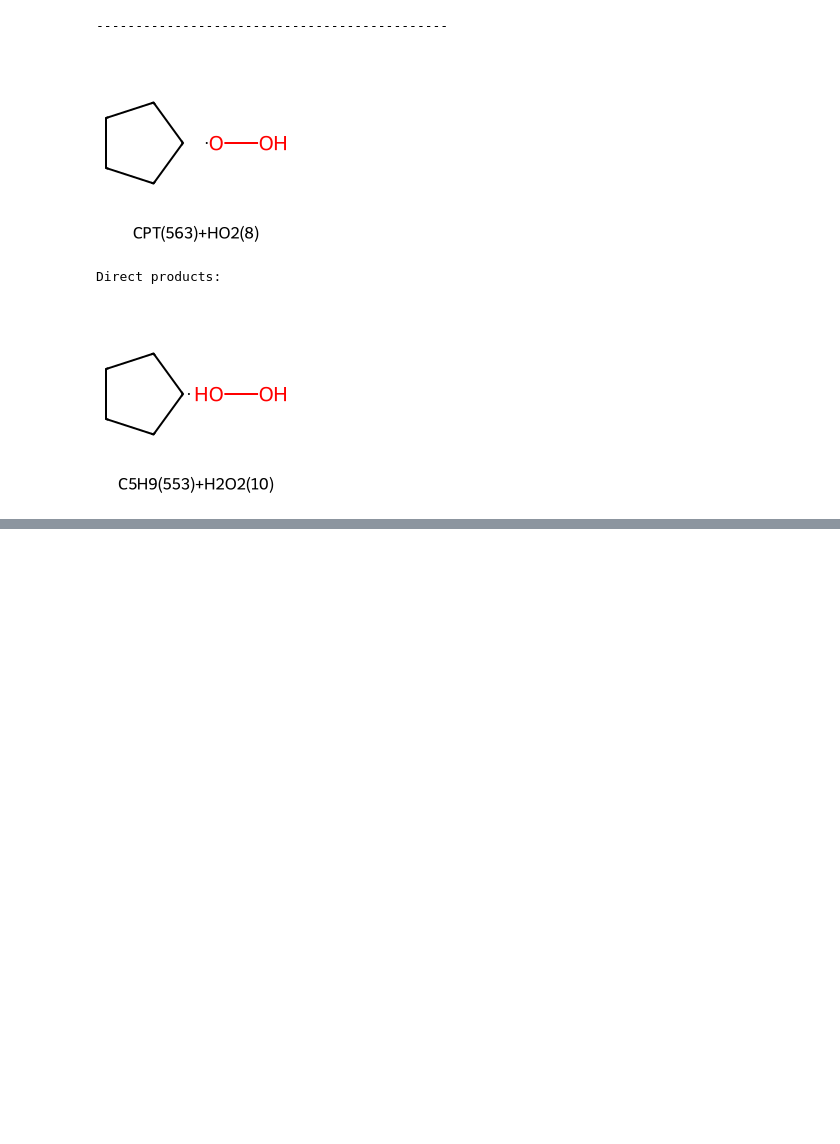
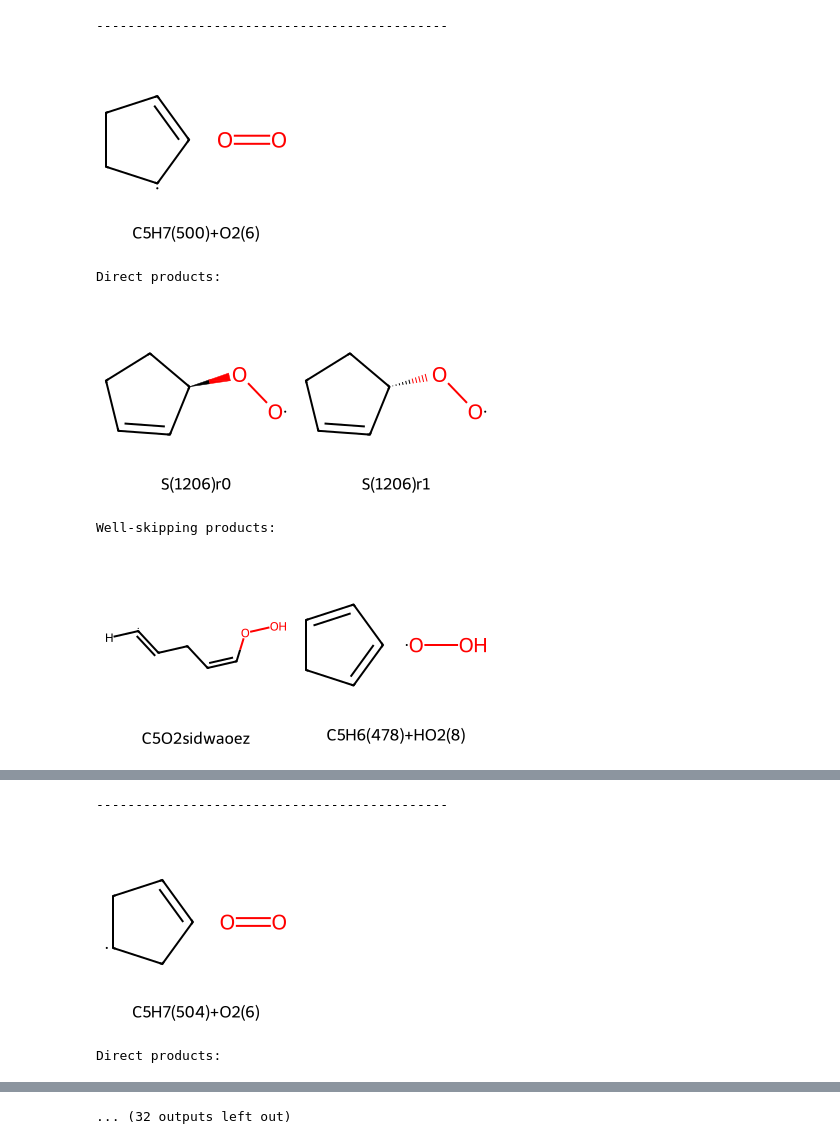
Before and after one commit to avcopan/project-cyclopentane, a Jupyter notebook: notebooks/branch_frac.ipynb, the cells around one changed output, grey strips where cells are left out. Saved outputs shown, nothing was run; the diff lists cells and outputs as text; code cells hidden in the pictures; blank space fills up the shorter version.

```diff
--- a/notebooks/branch_frac.ipynb
+++ b/notebooks/branch_frac.ipynb
@@ -1,47 +1,53 @@
 # %%
 from pathlib import Path
 
 import automech as am
 import polars as pl
 from project_utilities import p_
 
-T_range = (300, 1200)
+T_range = (500, 1200)
 open_browser = False
 tag = "Z_mess_v0"
 root_path = Path("..")
 
 stoich = "C5H7"
 reactants_list = [["C5H7(500)"], ["C5H7(504)"]]
 stoich = "C5H7O2"
-reactants_list = [["S(602)"], ["S(1206)r0"], ["S(1210)r0"], ["S(1209)r0"]]
-stoich = "C5H9"
-reactants_list = [["C5H9(553)"]]
-stoich = "C5H9O"
-reactants_list = [["C5H8(522)", "OH(4)"], ["C5H9O(852)r0"]]
-stoich = "C5H9O2"
-reactants_list = [["S(719)"], ["S(722)r0"], ["S(725)r0"], ["C5H8(522)", "HO2(8)"]]
-stoich = "C5H11O"
-reactants_list = [["CPT(563)", "OH(4)"]]
-stoich = "C5H11O2"
-reactants_list = [["CPT(563)", "HO2(8)"]]
+reactants_list = [["C5H7(500)", "O2(6)"], ["C5H7(504)", "O2(6)"], ["S(602)"], ["S(1206)r0"], ["S(1210)r0"], ["S(1209)r0"]]
+# stoich = "C5H9"
+# reactants_list = [["C5H9(553)"]]
+# stoich = "C5H9O"
+# reactants_list = [["C5H8(522)", "OH(4)"], ["C5H9O(852)r0"]]
+# stoich = "C5H9O2"
+# # reactants_list = [["S(719)"], ["S(722)r0"], ["S(725)r0"], ["C5H8(522)", "HO2(8)"]]
+# reactants_list = [ ["C5H8(522)", "HO2(8)"]]
+# stoich = "C5H11O"
+# reactants_list = [["CPT(563)", "OH(4)"]]
+# stoich = "C5H11O2"
+# reactants_list = [["CPT(563)", "HO2(8)"]]
 
 calc_mech_json = p_.calculated_pes_mechanism(
     tag, stoich, "json", path=p_.data(root_path)
 )
 calc_mech = am.io.read(calc_mech_json)
 
 if open_browser:
     disp_mech = calc_mech.model_copy(deep=True)
     disp_mech.reactions = disp_mech.reactions.filter(~pl.col("well_skipping"))
     am.display(disp_mech)
 
 am.display_branching_fractions(
-    calc_mech, T_range=T_range, P=1., reactants_list=reactants_list
+    calc_mech, T_range=T_range, P=10., reactants_list=reactants_list
 )
 # %% [output]
 ---------------------------------------------
-[figure, old version]
+[figure, new version]
 Direct products:
-[figure, old version]
+[figure, new version]
+Well-skipping products:
+[figure, added]
 [interactive output not drawn]
 [interactive output not drawn]
+---------------------------------------------
+[figure, added]
+Direct products:
@@ -47,0 +55 @@ Direct products:
+... (32 outputs left out)
```
Also changed, not shown: parts of 1 cell of this notebook, 6 other files.
